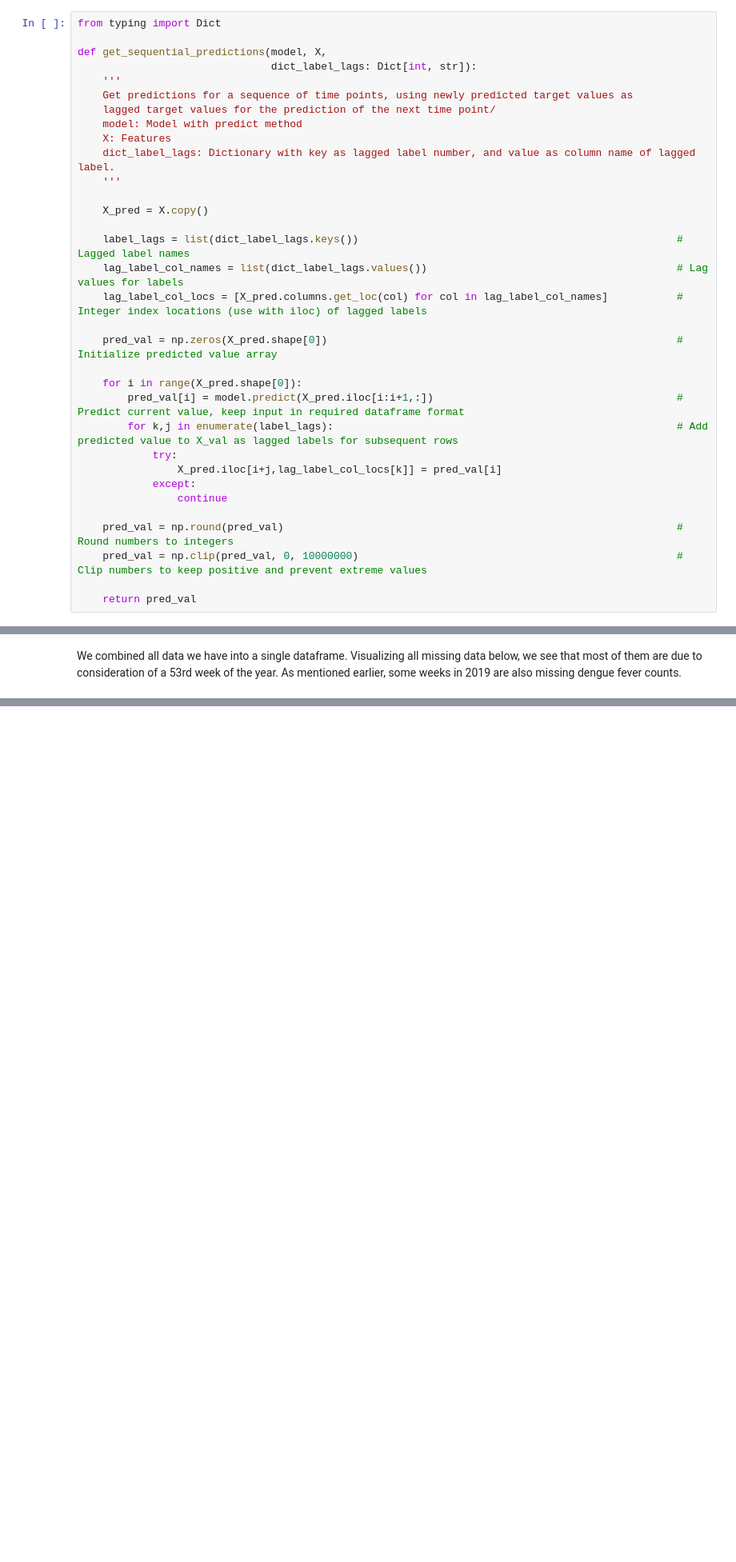
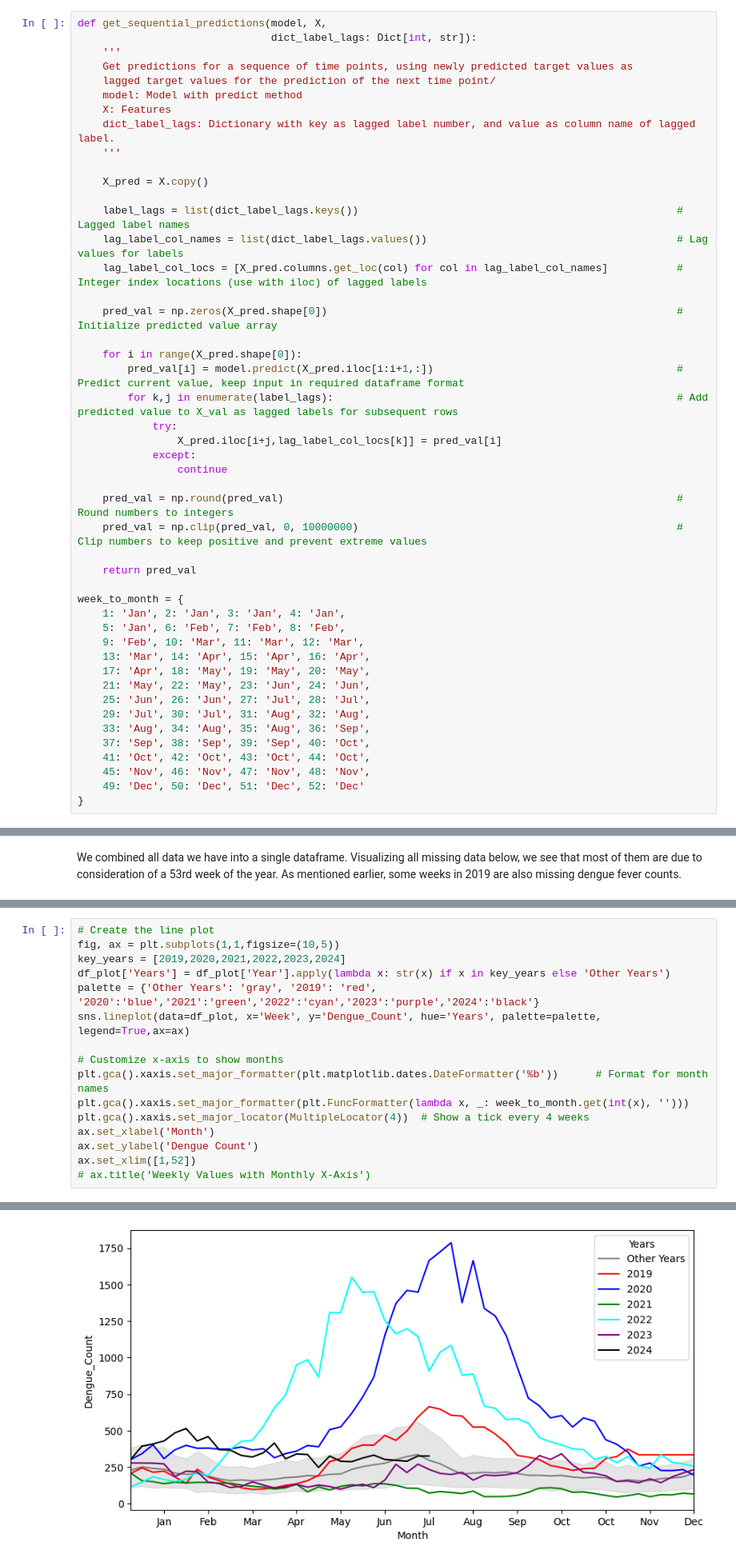
Before and after one commit to kampungkat/dengue-predictor, a Jupyter notebook: TFC_temp/TFC_EDA_model.ipynb, the cells around one changed output, grey strips where cells are left out. Shown at 80% size. Cells and saved outputs as stored; diff of their text form; blank space fills up the shorter version.

```diff
--- a/TFC_temp/TFC_EDA_model.ipynb
+++ b/TFC_temp/TFC_EDA_model.ipynb
@@ -49,8 +51,6 @@ This notebook outlines the development of models using techniques such as linear
 # %% [markdown]
 ## Helpers
 # %%
-from typing import Dict
-
 def get_sequential_predictions(model, X,
                                dict_label_lags: Dict[int, str]):
     '''
@@ -81,6 +81,22 @@ def get_sequential_predictions(model, X,
     pred_val = np.clip(pred_val, 0, 10000000)                                                   # Clip numbers to keep positive and prevent extreme values
 
     return pred_val
+
+week_to_month = {
+    1: 'Jan', 2: 'Jan', 3: 'Jan', 4: 'Jan',
+    5: 'Jan', 6: 'Feb', 7: 'Feb', 8: 'Feb',
+    9: 'Feb', 10: 'Mar', 11: 'Mar', 12: 'Mar',
+    13: 'Mar', 14: 'Apr', 15: 'Apr', 16: 'Apr',
+    17: 'Apr', 18: 'May', 19: 'May', 20: 'May',
+    21: 'May', 22: 'May', 23: 'Jun', 24: 'Jun',
+    25: 'Jun', 26: 'Jun', 27: 'Jul', 28: 'Jul',
+    29: 'Jul', 30: 'Jul', 31: 'Aug', 32: 'Aug',
+    33: 'Aug', 34: 'Aug', 35: 'Aug', 36: 'Sep',
+    37: 'Sep', 38: 'Sep', 39: 'Sep', 40: 'Oct',
+    41: 'Oct', 42: 'Oct', 43: 'Oct', 44: 'Oct',
+    45: 'Nov', 46: 'Nov', 47: 'Nov', 48: 'Nov',
+    49: 'Dec', 50: 'Dec', 51: 'Dec', 52: 'Dec'
+}
 # %% [markdown]
 ## Data Compilation
 # %% [markdown]
@@ -412,0 +417,17 @@ plt.plot(df_plot[['Week', 'Dengue_Count']].groupby('Week').mean())
+# %%
+# Create the line plot
+fig, ax = plt.subplots(1,1,figsize=(10,5))
+key_years = [2019,2020,2021,2022,2023,2024]
+df_plot['Years'] = df_plot['Year'].apply(lambda x: str(x) if x in key_years else 'Other Years')
+palette = {'Other Years': 'gray', '2019': 'red', '2020':'blue','2021':'green','2022':'cyan','2023':'purple','2024':'black'}
+sns.lineplot(data=df_plot, x='Week', y='Dengue_Count', hue='Years', palette=palette, legend=True,ax=ax)
+
+# Customize x-axis to show months
+plt.gca().xaxis.set_major_formatter(plt.matplotlib.dates.DateFormatter('%b'))      # Format for month names
+plt.gca().xaxis.set_major_formatter(plt.FuncFormatter(lambda x, _: week_to_month.get(int(x), '')))
+plt.gca().xaxis.set_major_locator(MultipleLocator(4))  # Show a tick every 4 weeks
+ax.set_xlabel('Month')
+ax.set_ylabel('Dengue Count')
+ax.set_xlim([1,52])
+# ax.title('Weekly Values with Monthly X-Axis')
+# %% [output]
@@ -413,3 +435,4 @@ plt.plot(df_plot[['Week', 'Dengue_Count']].groupby('Week').mean())
+[figure, added]
 # %% [markdown]
 Using a heatmap of linear correlation, we look at the relationship between dengue cases and the different temperature conditions. We see some correlation with temperature and relative humidity. However, linear relationships may not fully capture the complexity of dengue incidence in response to weather changes. In particular, dengue cases may be related to past weather conditions, as an Aedes egg can take 7 to 10 days to hatch and develop into an adult mosquito. Such relationships can be more properly explored in via statistical modelling.
 # %%
```
Also changed, not shown: parts of 15 cells of this notebook.
